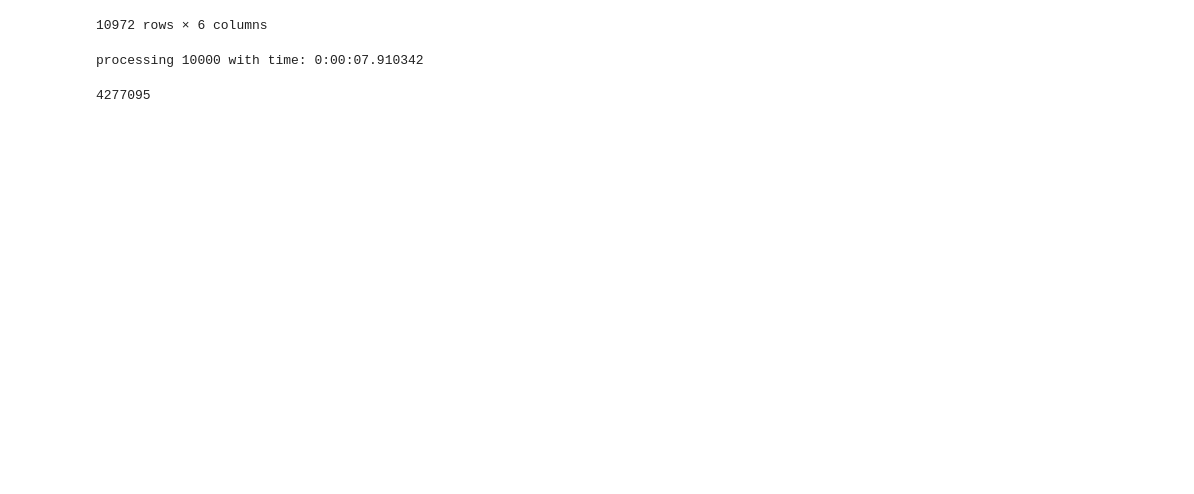
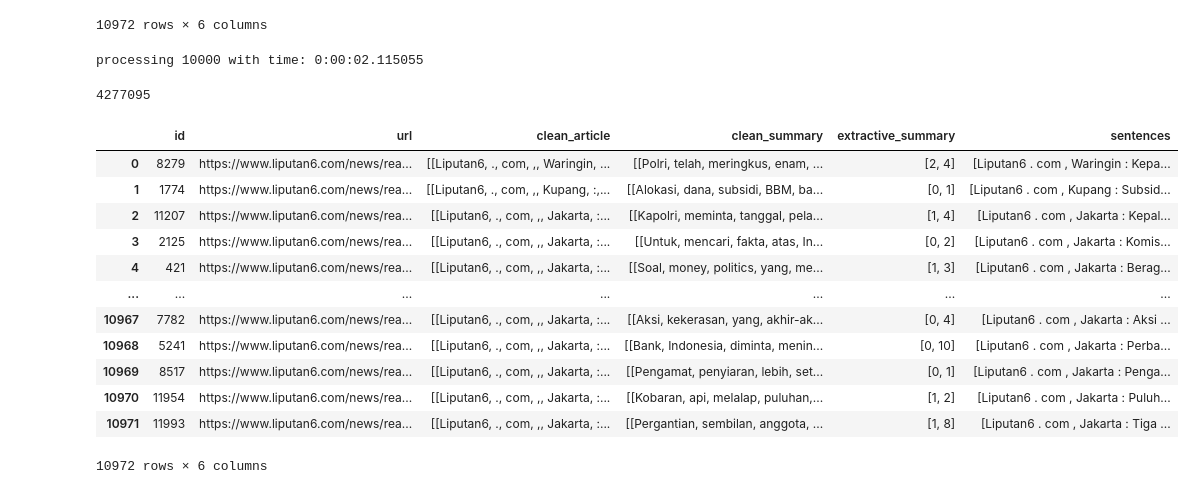
Before and after one commit to chilldenaya/refresh-bert, a Jupyter notebook: scripts/create_liputan6_doc_fasttext.ipynb, the cells around one changed output. Drawn from its saved outputs; the diff is of its cells as text; code cells hidden in the pictures; blank space fills up the shorter version.

```diff
--- a/scripts/create_liputan6_doc_fasttext.ipynb
+++ b/scripts/create_liputan6_doc_fasttext.ipynb
@@ -81,16 +126,16 @@ DATASET_SIZE = 999999
 docs = []
 
 now = datetime.now()
-file = open("/home/jupyter-23521027/refresh-bert/data/preprocessed-input-directory/liputan6.train.doc" , 'w')
+file = open("/home/jupyter-23521027/refresh-bert/data/preprocessed-input-directory/liputan6.training.doc" , 'w')
 
 for i, row in df.iterrows():
     file.write(f'liputan6-{str(row["id"])}' + "\n")
 
     sentences = list(row["sentences"][:MAX_DOC_LENGTH])
     for sentence in sentences:
-        for word in sentence:
+        for word in sentence.split():
             try:
-                index = str(word2idx[word])
+                index = str(word2idx[word.lower()])
             except Exception as KeyError:
                 index = str(word2idx["_UNK"])
             file.write(index + " ")
@@ -220,11 +220,11 @@ for i, row in df.iterrows():
 
     sentences = list(row["sentences"][:MAX_DOC_LENGTH])
     for sentence in sentences:
-        for word in sentence:
+        for word in sentence.split():
             try:
-                index = str(vocab_dict[word])
+                index = str(word2idx[word.lower()])
             except Exception as KeyError:
-                index = str(vocab_dict["_UNK"])
+                index = str(word2idx["_UNK"])
             file.write(index + " ")
 
         file.write("\n")
@@ -237,8 +237,44 @@ for i, row in df.iterrows():
 
 file.close()
 # %% [output]
-processing 10000 with time: 0:00:07.910342
+processing 10000 with time: 0:00:02.115055
 # %%
 len(vocab_dict)
 # %% [output]
 4277095
+# %%
+import os
+import json
+import pandas as pd
+
+folder_path = '/home/jupyter-23521027/refresh-bert/data/liputan6_data/canonical/dev'
+
+file_list = os.listdir(folder_path)
+json_data_list = []
+file_list = os.listdir(folder_path)
+
+for file_name in file_list:
+    file_path = os.path.join(folder_path, file_name)
+
+    if os.path.isfile(file_path):
+        with open(file_path, 'r') as file:
+            json_data = json.load(file)
+            json_data_list.append(json_data)
+
+df = pd.DataFrame(json_data_list)
+df['sentences'] = df['clean_article'].apply(lambda x: [' '.join(sentence) for sentence in x])
+df
+# %% [output]
+|  | id | url | clean_article | clean_summary | extractive_summary | sentences |
+| 0 | 8279 | https://www.liputan6.com/news/rea... | [[Liputan6, ., com, ,, Waringin, ... | [[Polri, telah, meringkus, enam, ... | [2, 4] | [Liputan6 . com , Waringin : Kepa... |
+| 1 | 1774 | https://www.liputan6.com/news/rea... | [[Liputan6, ., com, ,, Kupang, :,... | [[Alokasi, dana, subsidi, BBM, ba... | [0, 1] | [Liputan6 . com , Kupang : Subsid... |
+| 2 | 11207 | https://www.liputan6.com/news/rea... | [[Liputan6, ., com, ,, Jakarta, :... | [[Kapolri, meminta, tanggal, pela... | [1, 4] | [Liputan6 . com , Jakarta : Kepal... |
+| 3 | 2125 | https://www.liputan6.com/news/rea... | [[Liputan6, ., com, ,, Jakarta, :... | [[Untuk, mencari, fakta, atas, In... | [0, 2] | [Liputan6 . com , Jakarta : Komis... |
+| 4 | 421 | https://www.liputan6.com/news/rea... | [[Liputan6, ., com, ,, Jakarta, :... | [[Soal, money, politics, yang, me... | [1, 3] | [Liputan6 . com , Jakarta : Berag... |
+| ... | ... | ... | ... | ... | ... | ... |
+| 10967 | 7782 | https://www.liputan6.com/news/rea... | [[Liputan6, ., com, ,, Jakarta, :... | [[Aksi, kekerasan, yang, akhir-ak... | [0, 4] | [Liputan6 . com , Jakarta : Aksi ... |
+| 10968 | 5241 | https://www.liputan6.com/news/rea... | [[Liputan6, ., com, ,, Jakarta, :... | [[Bank, Indonesia, diminta, menin... | [0, 10] | [Liputan6 . com , Jakarta : Perba... |
+| 10969 | 8517 | https://www.liputan6.com/news/rea... | [[Liputan6, ., com, ,, Jakarta, :... | [[Pengamat, penyiaran, lebih, set... | [0, 1] | [Liputan6 . com , Jakarta : Penga... |
+| 10970 | 11954 | https://www.liputan6.com/news/rea... | [[Liputan6, ., com, ,, Jakarta, :... | [[Kobaran, api, melalap, puluhan,... | [1, 2] | [Liputan6 . com , Jakarta : Puluh... |
+| 10971 | 11993 | https://www.liputan6.com/news/rea... | [[Liputan6, ., com, ,, Jakarta, :... | [[Pergantian, sembilan, anggota, ... | [1, 8] | [Liputan6 . com , Jakarta : Tiga ... |
+10972 rows × 6 columns
```
Also changed, not shown: parts of 7 cells of this notebook, 5 other files.
